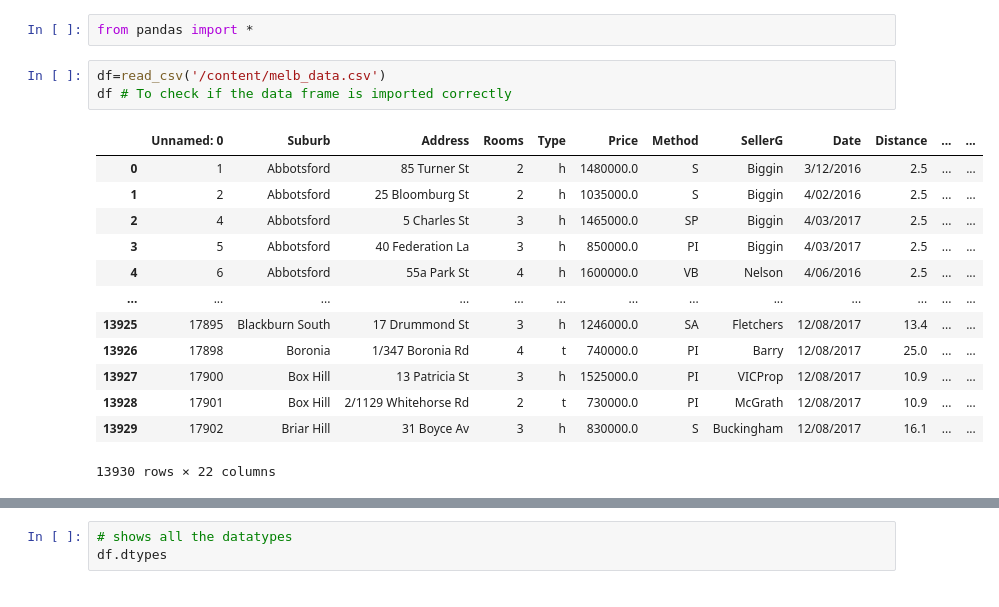
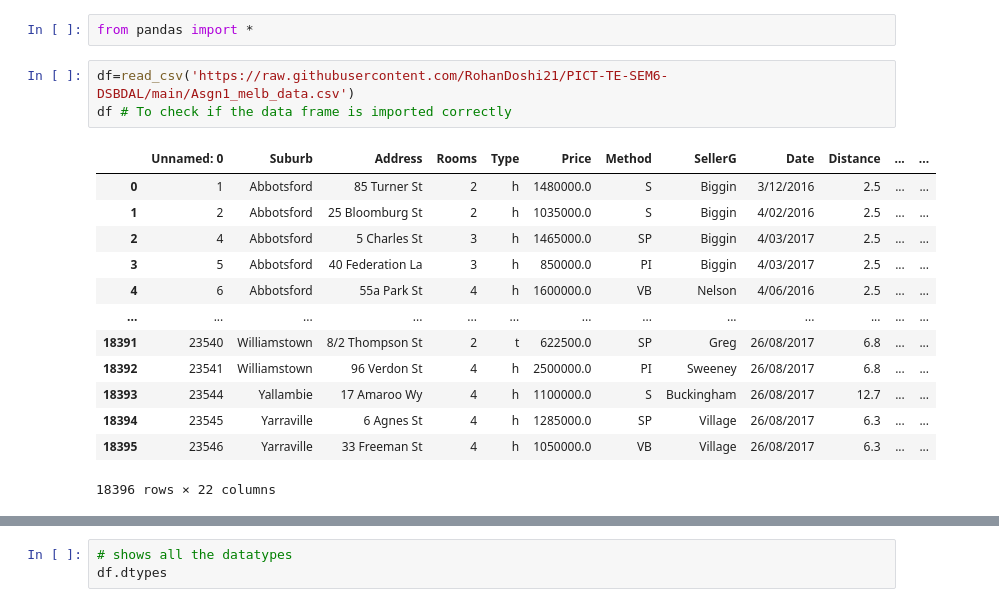
Before and after one commit to RohanDoshi21/PICT-TE-SEM6-DSBDAL, a Jupyter notebook: Assignment1.ipynb, the cells around one changed output, grey strips where cells are left out. Saved outputs shown, nothing was run; the diff lists cells and outputs as text.

```diff
--- a/Assignment1.ipynb
+++ b/Assignment1.ipynb
@@ -3,22 +3,22 @@
 # %%
 from pandas import *
 # %%
-df=read_csv('/content/melb_data.csv')
+df=read_csv('https://raw.githubusercontent.com/RohanDoshi21/PICT-TE-SEM6-DSBDAL/main/Asgn1_melb_data.csv')
 df # To check if the data frame is imported correctly
 # %% [output]
 |  | Unnamed: 0 | Suburb | Address | Rooms | Type | Price | Method | SellerG | Date | Distance | ... | ... |
 | 0 | 1 | Abbotsford | 85 Turner St | 2 | h | 1480000.0 | S | Biggin | 3/12/2016 | 2.5 | ... | ... |
 | 1 | 2 | Abbotsford | 25 Bloomburg St | 2 | h | 1035000.0 | S | Biggin | 4/02/2016 | 2.5 | ... | ... |
 | 2 | 4 | Abbotsford | 5 Charles St | 3 | h | 1465000.0 | SP | Biggin | 4/03/2017 | 2.5 | ... | ... |
 | 3 | 5 | Abbotsford | 40 Federation La | 3 | h | 850000.0 | PI | Biggin | 4/03/2017 | 2.5 | ... | ... |
 | 4 | 6 | Abbotsford | 55a Park St | 4 | h | 1600000.0 | VB | Nelson | 4/06/2016 | 2.5 | ... | ... |
 | ... | ... | ... | ... | ... | ... | ... | ... | ... | ... | ... | ... | ... |
-| 13925 | 17895 | Blackburn South | 17 Drummond St | 3 | h | 1246000.0 | SA | Fletchers | 12/08/2017 | 13.4 | ... | ... |
-| 13926 | 17898 | Boronia | 1/347 Boronia Rd | 4 | t | 740000.0 | PI | Barry | 12/08/2017 | 25.0 | ... | ... |
-| 13927 | 17900 | Box Hill | 13 Patricia St | 3 | h | 1525000.0 | PI | VICProp | 12/08/2017 | 10.9 | ... | ... |
-| 13928 | 17901 | Box Hill | 2/1129 Whitehorse Rd | 2 | t | 730000.0 | PI | McGrath | 12/08/2017 | 10.9 | ... | ... |
-| 13929 | 17902 | Briar Hill | 31 Boyce Av | 3 | h | 830000.0 | S | Buckingham | 12/08/2017 | 16.1 | ... | ... |
+| 18391 | 23540 | Williamstown | 8/2 Thompson St | 2 | t | 622500.0 | SP | Greg | 26/08/2017 | 6.8 | ... | ... |
+| 18392 | 23541 | Williamstown | 96 Verdon St | 4 | h | 2500000.0 | PI | Sweeney | 26/08/2017 | 6.8 | ... | ... |
+| 18393 | 23544 | Yallambie | 17 Amaroo Wy | 4 | h | 1100000.0 | S | Buckingham | 26/08/2017 | 12.7 | ... | ... |
+| 18394 | 23545 | Yarraville | 6 Agnes St | 4 | h | 1285000.0 | SP | Village | 26/08/2017 | 6.3 | ... | ... |
+| 18395 | 23546 | Yarraville | 33 Freeman St | 4 | h | 1050000.0 | VB | Village | 26/08/2017 | 6.3 | ... | ... |
-13930 rows × 22 columns
+18396 rows × 22 columns
 # %%
 # Tells us about the dataset like mean, deviation, max etc
 df.describe()
```
Also changed, not shown: parts of 8 cells of this notebook.
